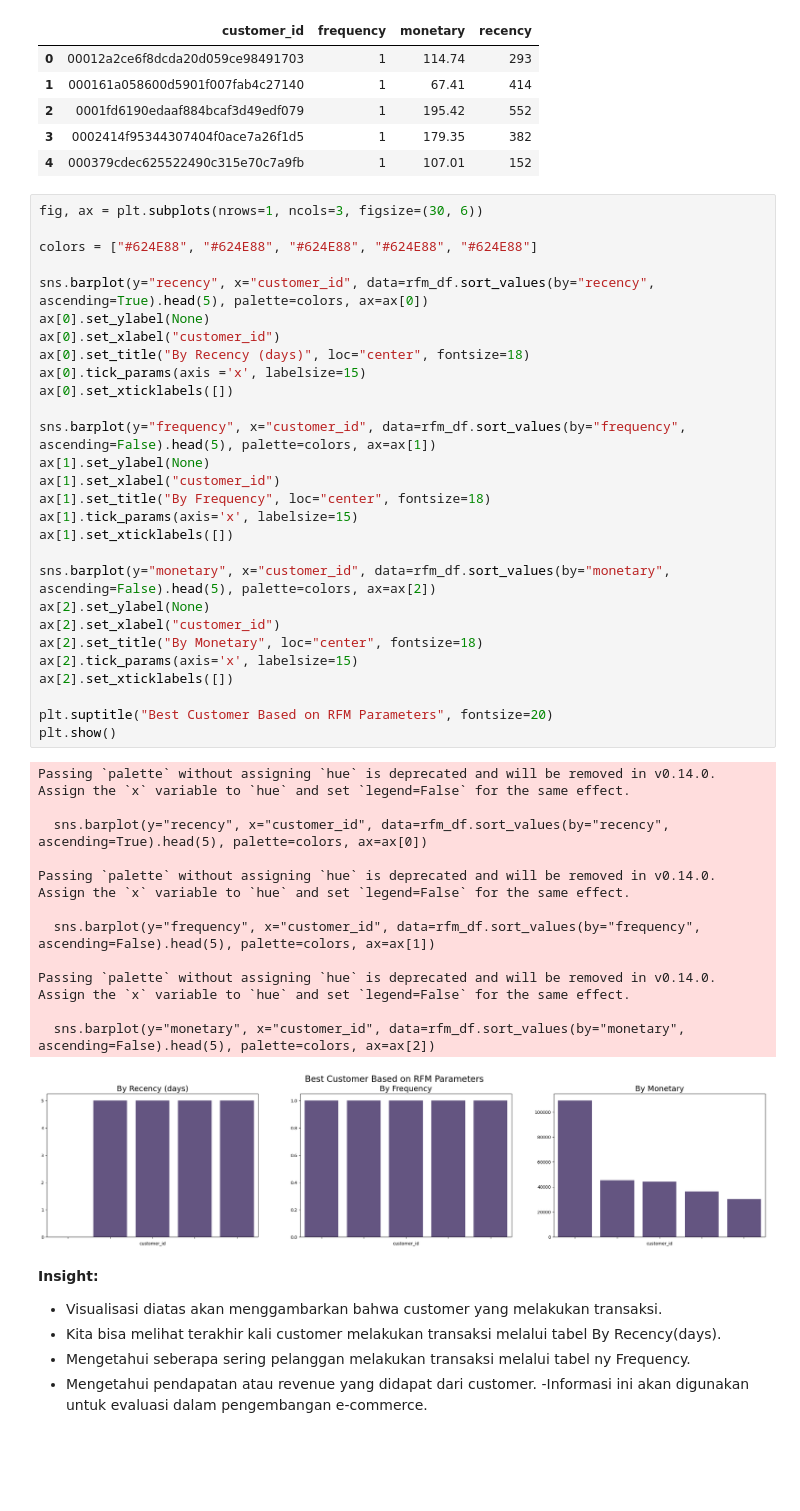
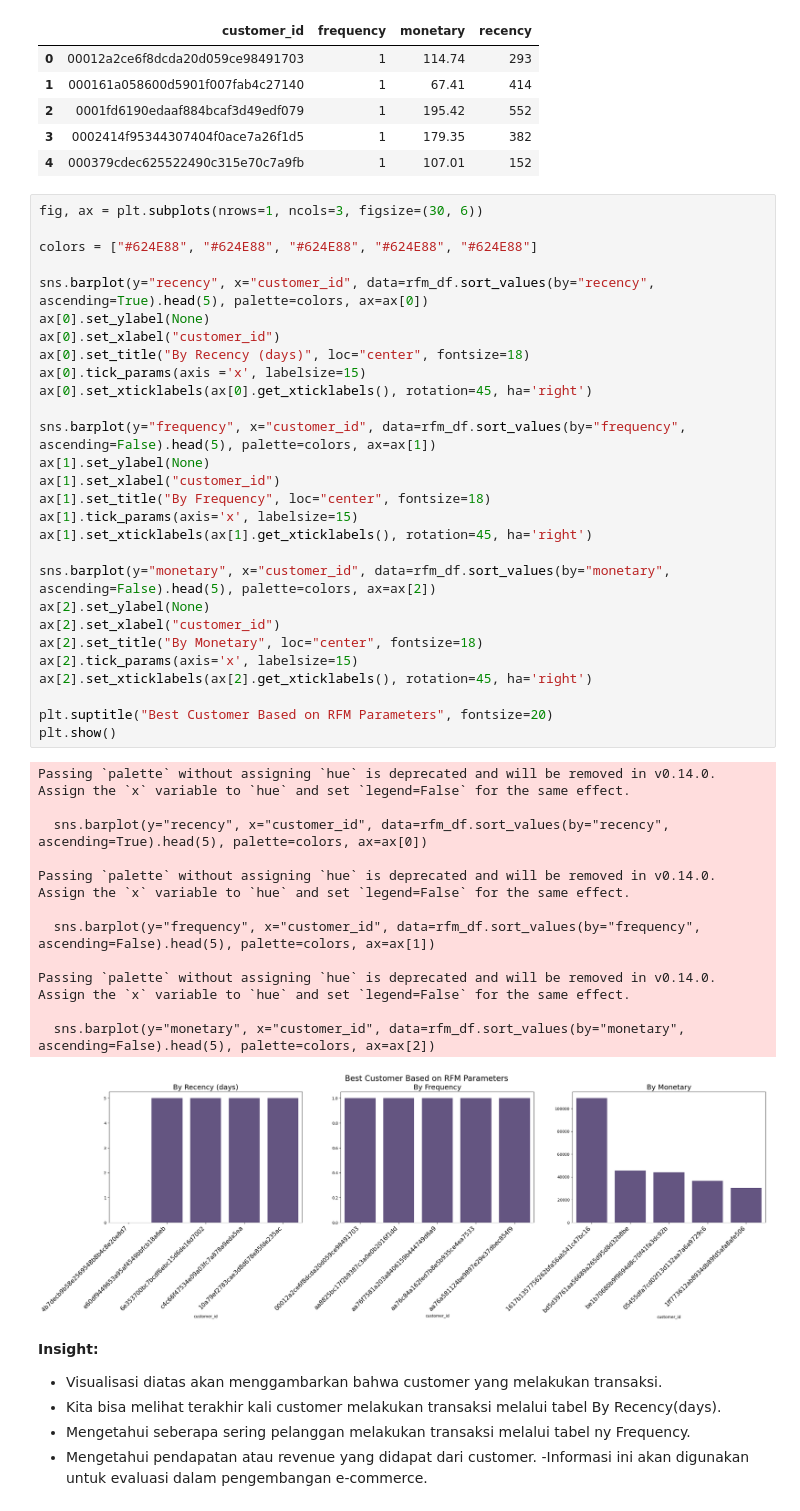
Before and after one commit to keysyaalifiazabina/analisis, a Jupyter notebook: FP_Analisis_Data.ipynb, the cells around one changed output. Saved outputs shown, nothing was run; the diff lists cells and outputs as text; blank space fills up the shorter version.

```diff
--- a/FP_Analisis_Data.ipynb
+++ b/FP_Analisis_Data.ipynb
@@ -1883,37 +1883,37 @@ ax[0].set_ylabel(None)
 ax[0].set_xlabel("customer_id")
 ax[0].set_title("By Recency (days)", loc="center", fontsize=18)
 ax[0].tick_params(axis ='x', labelsize=15)
-ax[0].set_xticklabels([])
+ax[0].set_xticklabels(ax[0].get_xticklabels(), rotation=45, ha='right')
 
 sns.barplot(y="frequency", x="customer_id", data=rfm_df.sort_values(by="frequency", ascending=False).head(5), palette=colors, ax=ax[1])
 ax[1].set_ylabel(None)
 ax[1].set_xlabel("customer_id")
 ax[1].set_title("By Frequency", loc="center", fontsize=18)
 ax[1].tick_params(axis='x', labelsize=15)
-ax[1].set_xticklabels([])
+ax[1].set_xticklabels(ax[1].get_xticklabels(), rotation=45, ha='right')
 
 sns.barplot(y="monetary", x="customer_id", data=rfm_df.sort_values(by="monetary", ascending=False).head(5), palette=colors, ax=ax[2])
 ax[2].set_ylabel(None)
 ax[2].set_xlabel("customer_id")
 ax[2].set_title("By Monetary", loc="center", fontsize=18)
 ax[2].tick_params(axis='x', labelsize=15)
-ax[2].set_xticklabels([])
+ax[2].set_xticklabels(ax[2].get_xticklabels(), rotation=45, ha='right')
 
 plt.suptitle("Best Customer Based on RFM Parameters", fontsize=20)
 plt.show()
 # %% [output]
 Passing `palette` without assigning `hue` is deprecated and will be removed in v0.14.0. Assign the `x` variable to `hue` and set `legend=False` for the same effect.
 
   sns.barplot(y="recency", x="customer_id", data=rfm_df.sort_values(by="recency", ascending=True).head(5), palette=colors, ax=ax[0])
 
 Passing `palette` without assigning `hue` is deprecated and will be removed in v0.14.0. Assign the `x` variable to `hue` and set `legend=False` for the same effect.
 
   sns.barplot(y="frequency", x="customer_id", data=rfm_df.sort_values(by="frequency", ascending=False).head(5), palette=colors, ax=ax[1])
 
 Passing `palette` without assigning `hue` is deprecated and will be removed in v0.14.0. Assign the `x` variable to `hue` and set `legend=False` for the same effect.
 
   sns.barplot(y="monetary", x="customer_id", data=rfm_df.sort_values(by="monetary", ascending=False).head(5), palette=colors, ax=ax[2])
-[figure, old version]
+[figure, new version]
 # %% [markdown]
 **Insight:**
 - Visualisasi diatas akan menggambarkan bahwa customer yang melakukan transaksi.
```
Also changed, not shown: parts of 1 cell of this notebook.
